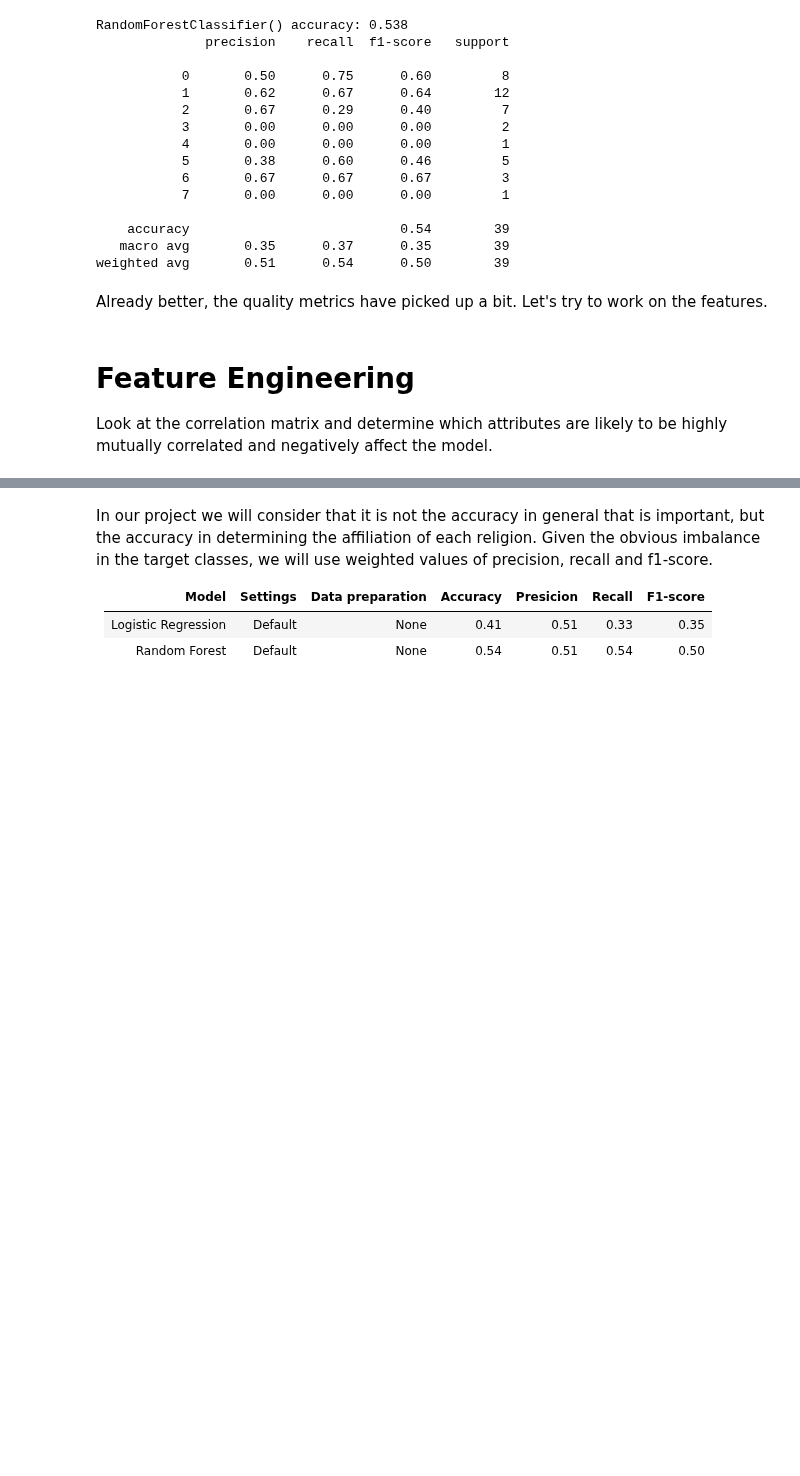
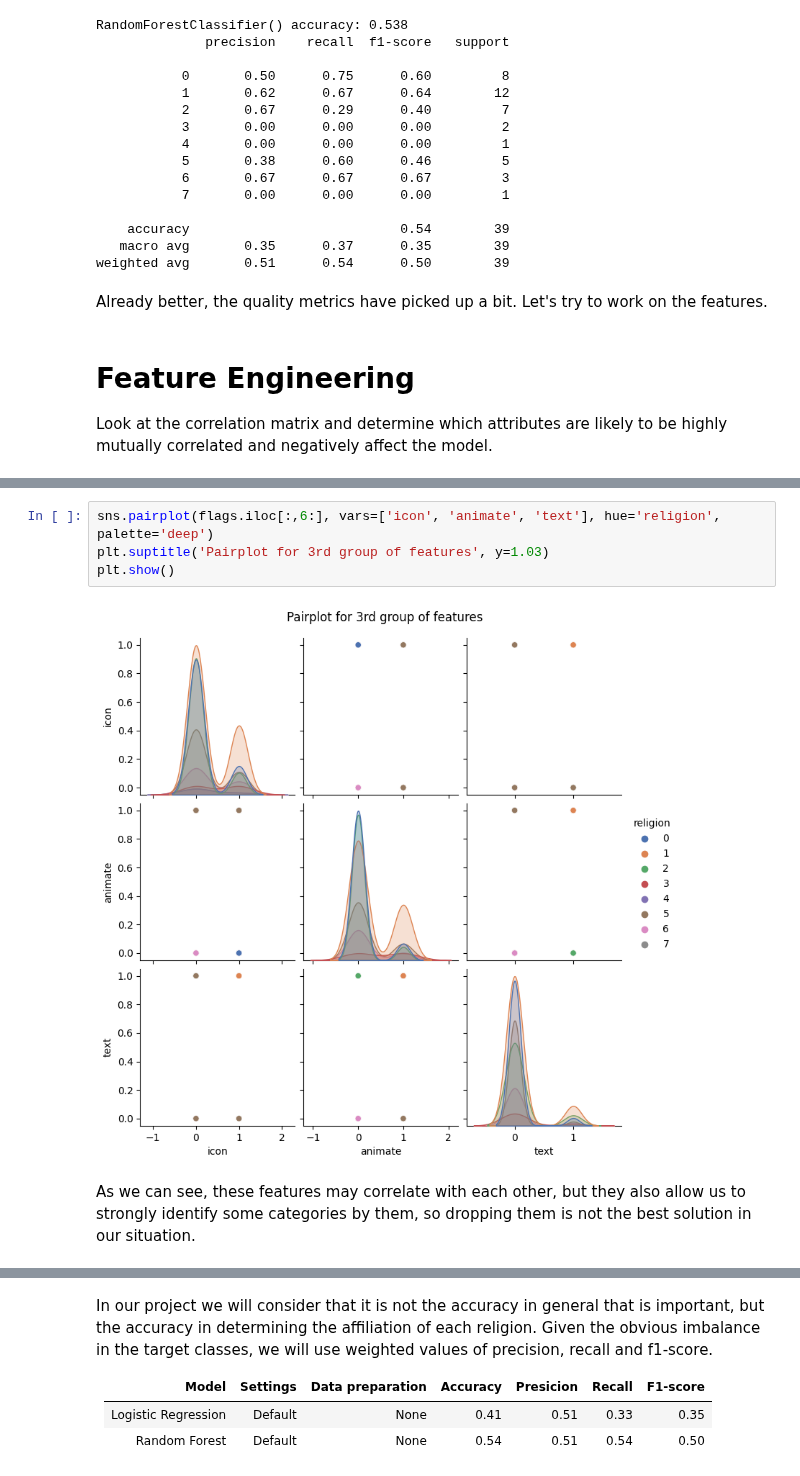
Before and after one commit to Fedorov-Nikita/Classification-Flags, a Jupyter notebook: classification-flags.ipynb, the cells around one changed output, grey strips where cells are left out. Drawn from its saved outputs; the diff is of its cells as text; blank space fills up the shorter version.

```diff
--- a/classification-flags.ipynb
+++ b/classification-flags.ipynb
@@ -235,0 +219,8 @@ weighted avg       0.52      0.51      0.49        39
+# %%
+sns.pairplot(flags.iloc[:,6:], vars=['icon', 'animate', 'text'], hue='religion', palette='deep')
+plt.suptitle('Pairplot for 3rd group of features', y=1.03)
+plt.show()
+# %% [output]
+[figure, added]
+# %% [markdown]
+As we can see, these features may correlate with each other, but they also allow us to strongly identify some categories by them, so dropping them is not the best solution in our situation.
```
Also changed, not shown: parts of 12 cells of this notebook.
